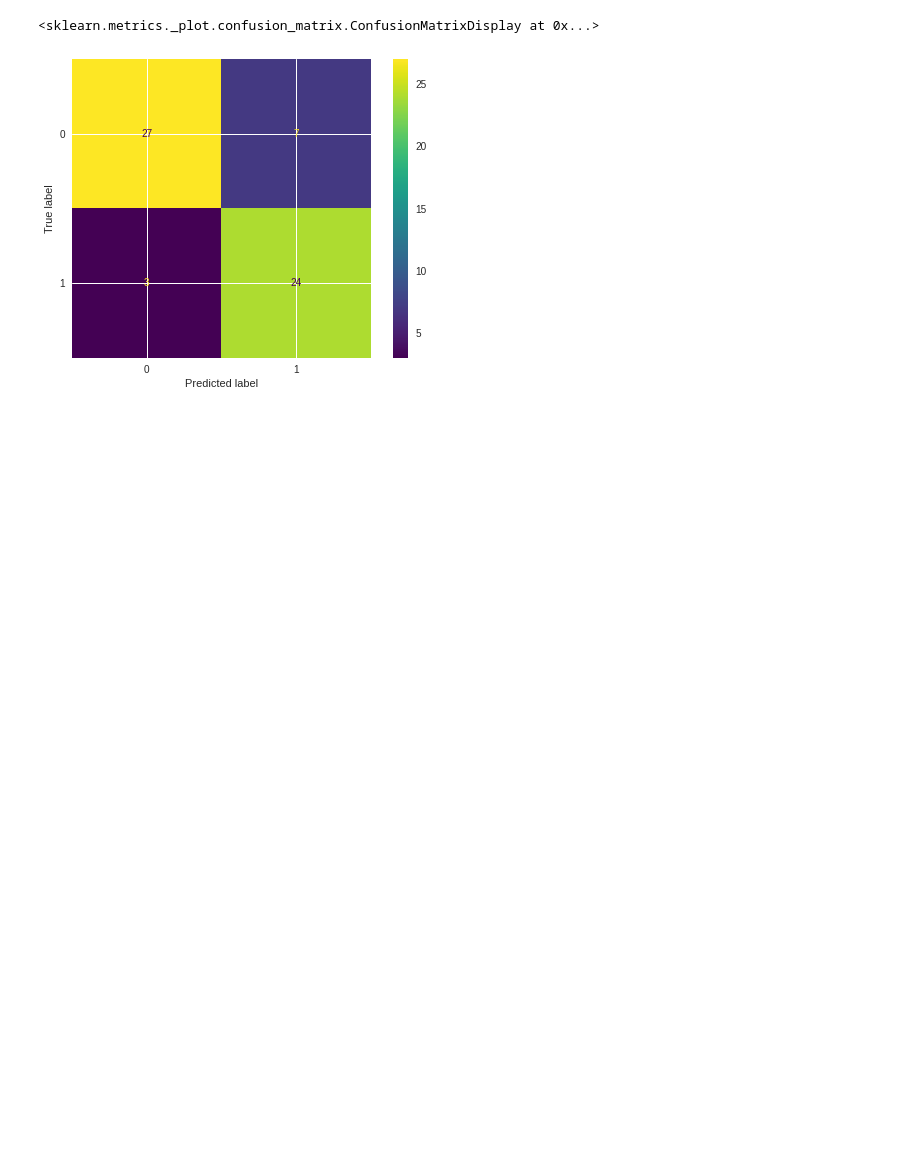
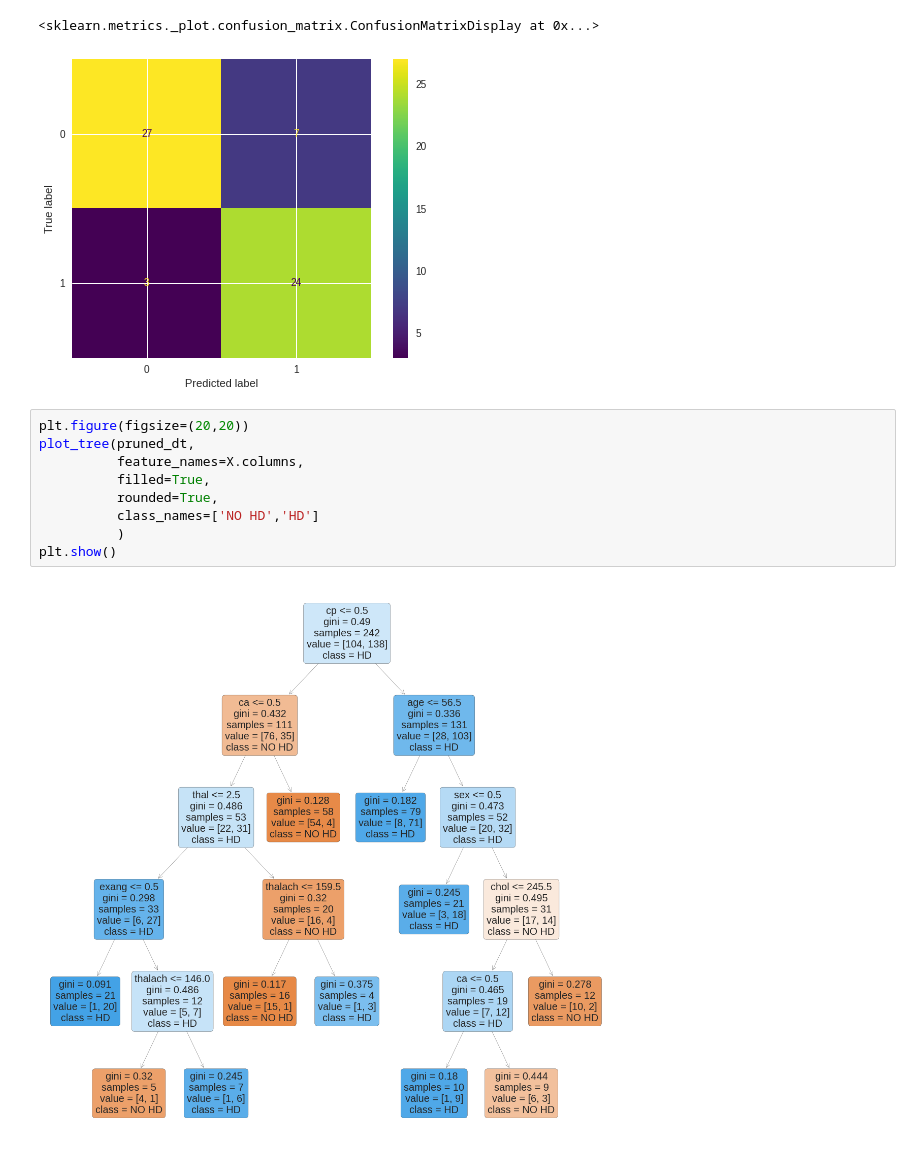
Before and after one commit to shalujha/Heart-Disease-Prediction, a Jupyter notebook: Heart_Disease_Prediction.ipynb, the cells around one changed output. Cells and saved outputs as stored; diff of their text form; blank space fills up the shorter version.

```diff
--- a/Heart_Disease_Prediction.ipynb
+++ b/Heart_Disease_Prediction.ipynb
@@ -213,3 +213,14 @@ plot_confusion_matrix(pruned_dt,X_test,Y_test)
 # %% [output]
 <sklearn.metrics._plot.confusion_matrix.ConfusionMatrixDisplay at 0x...>
 [figure]
+# %%
+plt.figure(figsize=(20,20))
+plot_tree(pruned_dt,
+          feature_names=X.columns,
+          filled=True,
+          rounded=True,
+          class_names=['NO HD','HD']
+          )
+plt.show()
+# %% [output]
+[figure, added]
```
